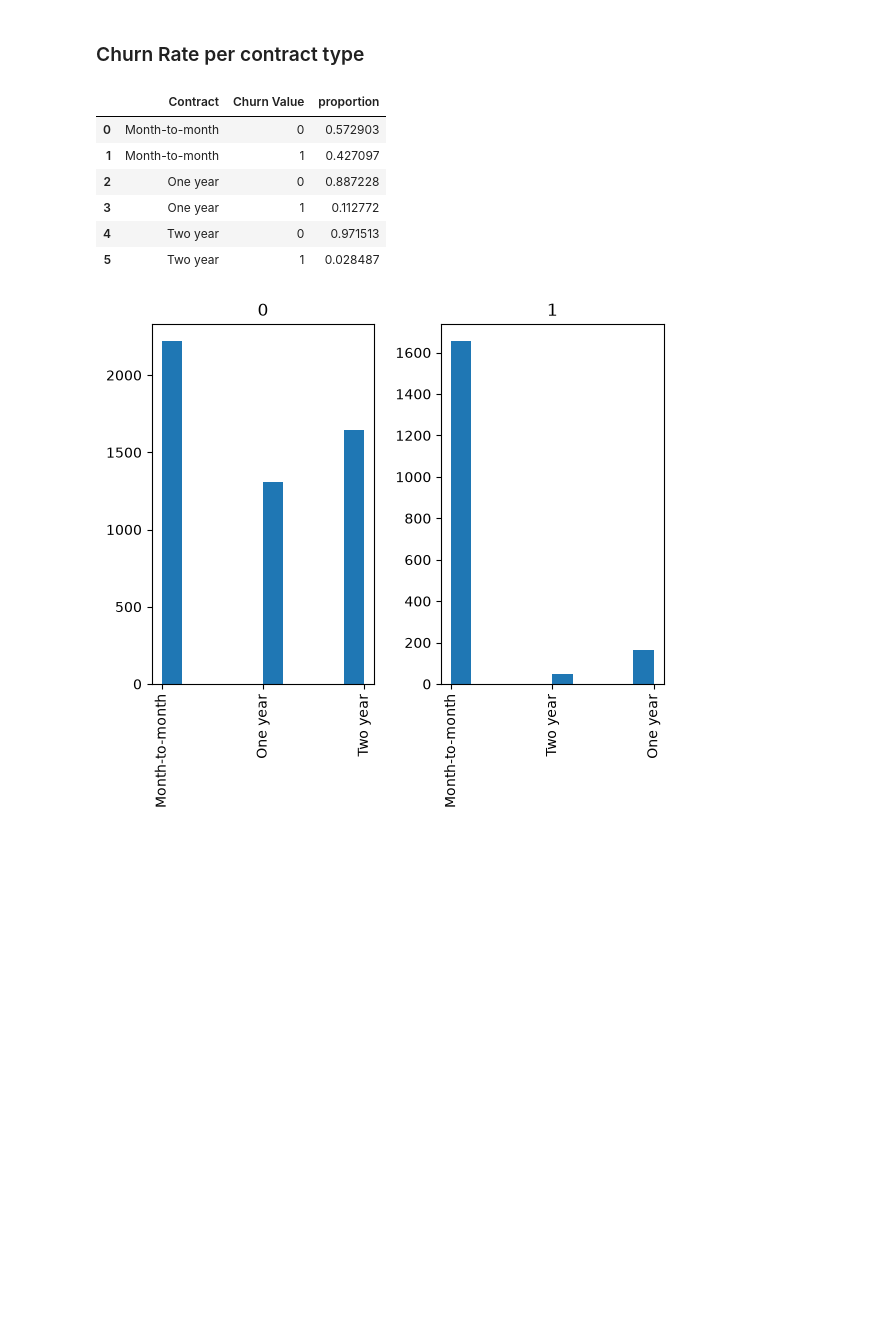
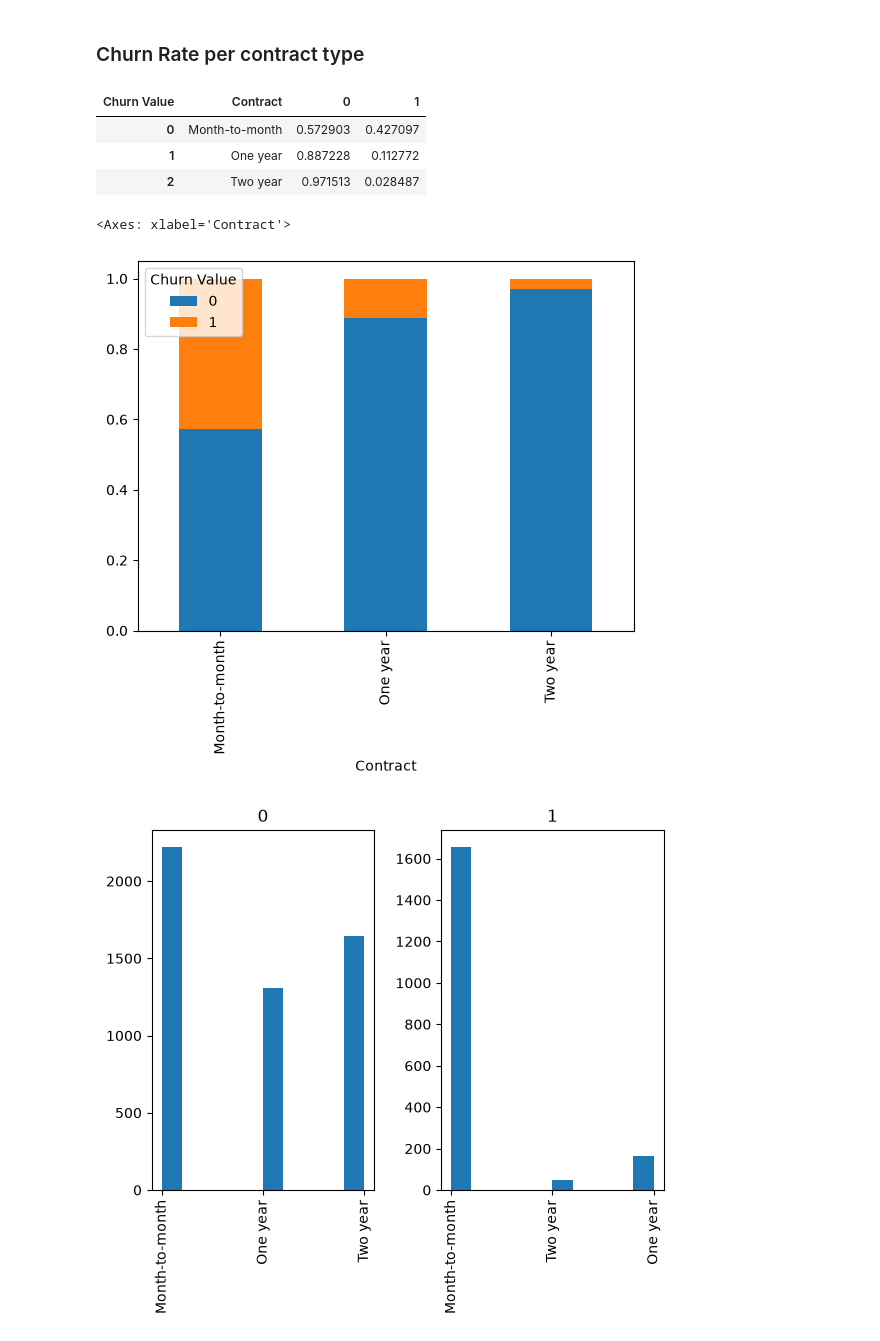
Before and after one commit to Reyal335/Telco-churn-analysis, a Jupyter notebook: notebooks/01_eda.ipynb, the cells around one changed output. Saved outputs shown, nothing was run; the diff lists cells and outputs as text; code cells hidden in the pictures; blank space fills up the shorter version.

```diff
--- a/notebooks/01_eda.ipynb
+++ b/notebooks/01_eda.ipynb
@@ -176,13 +177,18 @@ Name: proportion, dtype: float64
 ## We have observed an overall 26% churn rate for this quarter
 # %% [markdown]
 ### Churn Rate per contract type
-# %%
-df.groupby('Contract')['Churn Value'].value_counts(normalize='True').reset_index()
-# %% [output]
-|  | Contract | Churn Value | proportion |
-| 0 | Month-to-month | 0 | 0.572903 |
-| 1 | Month-to-month | 1 | 0.427097 |
-| 2 | One year | 0 | 0.887228 |
-| 3 | One year | 1 | 0.112772 |
-| 4 | Two year | 0 | 0.971513 |
-| 5 | Two year | 1 | 0.028487 |
+# %%
+pivot = pd.crosstab(df['Contract'], df['Churn Value'], normalize='index')
+np.round(pivot, 2)
+pivot.reset_index(inplace=True)
+pivot
+# %% [output]
+| Churn Value | Contract | 0 | 1 |
+| 0 | Month-to-month | 0.572903 | 0.427097 |
+| 1 | One year | 0.887228 | 0.112772 |
+| 2 | Two year | 0.971513 | 0.028487 |
+# %%
+pivot.plot(x='Contract', kind='bar', stacked='True')
+# %% [output]
+<Axes: xlabel='Contract'>
+[figure, added]
```
Also changed, not shown: parts of 7 cells of this notebook, 3 other files.
